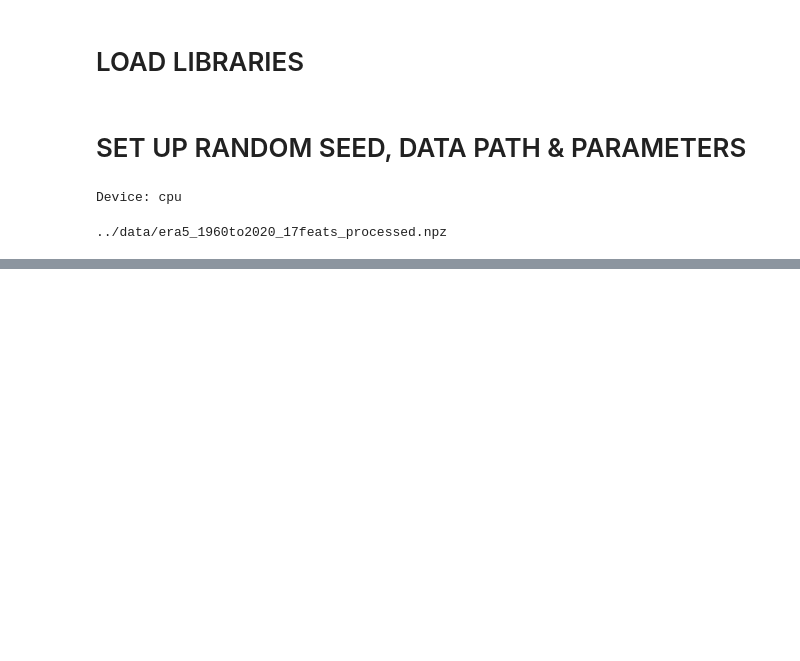
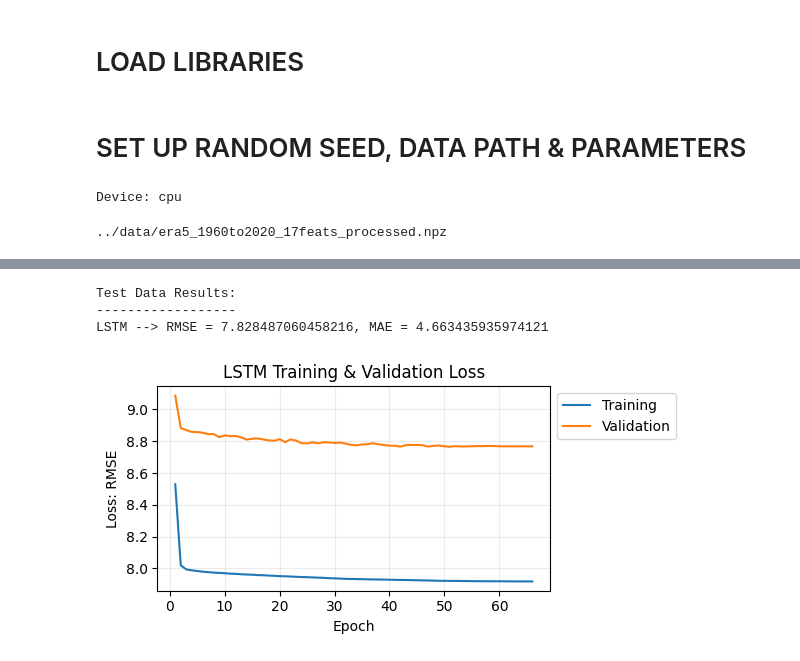
Before and after one commit to natbw/dl-precipitation-modeling, a Jupyter notebook: notebooks/03_LSTMPipeline.ipynb, the cells around one changed output, grey strips where cells are left out. Saved outputs shown, nothing was run; the diff lists cells and outputs as text; code cells hidden in the pictures; blank space fills up the shorter version.

```diff
--- a/notebooks/03_LSTMPipeline.ipynb
+++ b/notebooks/03_LSTMPipeline.ipynb
@@ -39,0 +60,20 @@ print(data_path)
+# %%
+# Run LSTM model training
+set_seed(99)
+
+results = train_lstm_model(
+    data_path=data_path,
+    T=T,
+    horizon=horizon,
+    hidden_dim=hidden_dim,
+    num_layers=num_layers,
+    dropout=dropout,
+    epochs=epochs,
+    batch_size=batch_size,
+    lr=lr,
+    device=device,
+    patience=patience,
+    weight_decay=weight_decay,
+    loss_type=loss_type,
+    quantile_q=quantile_q
+)
@@ -39,0 +91,25 @@ print(data_path)
+# %%
+# Show results of model training on test data
+print_results(results)
+# %% [output]
+Test Data Results:
+------------------
+LSTM --> RMSE = 7.828487060458216, MAE = 4.663435935974121
+# %%
+# Plotting training results
+train_loss=results['LSTM']["train_loss"]
+val_loss=results['LSTM']["val_loss"]
+epochs = range(1, len(train_loss) + 1)
+
+plt.figure(figsize=(6, 3))
+plt.plot(epochs, train_loss, label="Training")
+plt.plot(epochs, val_loss, label="Validation")
+plt.xlabel("Epoch")
+plt.ylabel(f"Loss: {results['LSTM']['loss_type']}")
+plt.title("LSTM Training & Validation Loss")
+plt.grid(alpha=0.25)
+plt.legend(loc='upper left', bbox_to_anchor=(1, 1))
+plt.tight_layout()
+plt.show()
+# %% [output]
+[figure, added]
```
Also changed, not shown: parts of 17 cells of this notebook, 10 other files.
